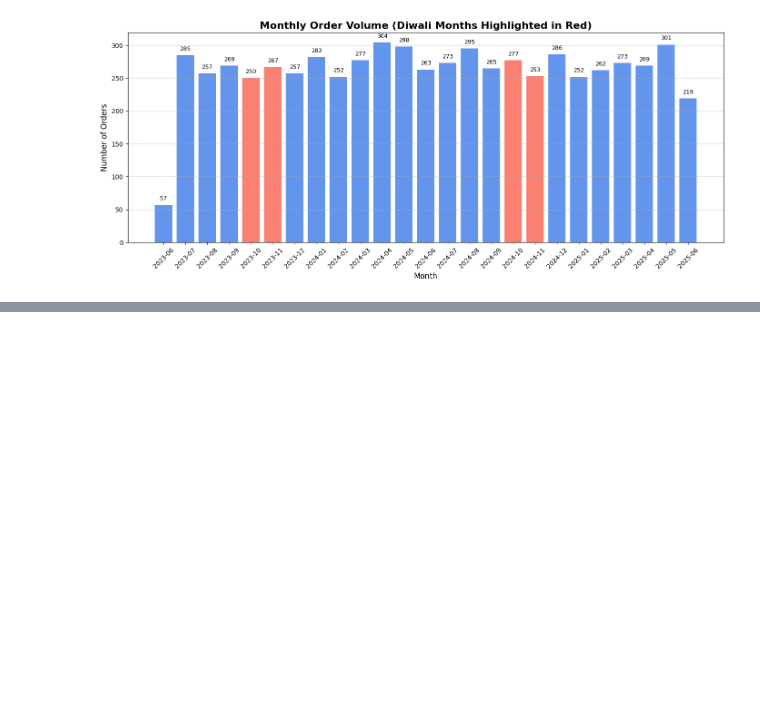
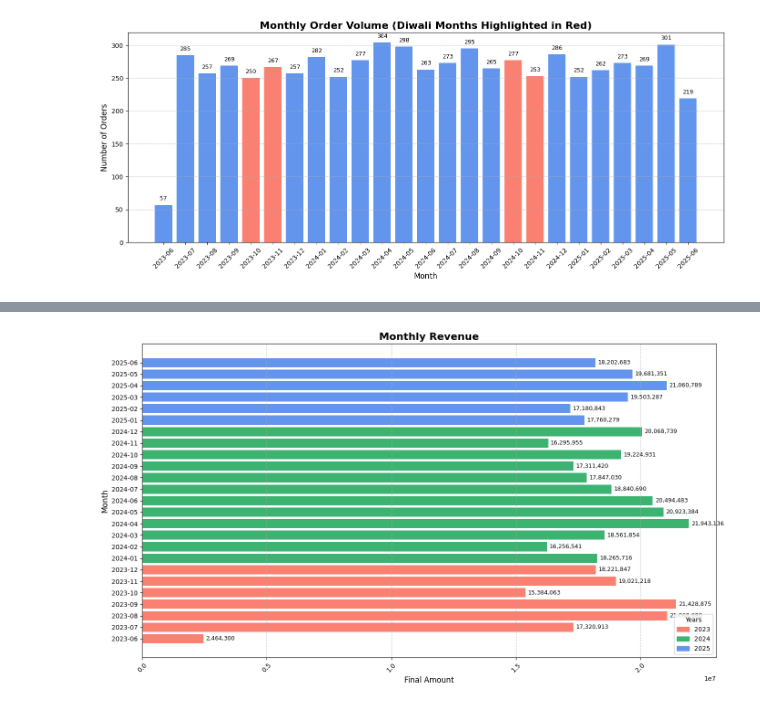
Before and after one commit to Bindiya-Anand/IndiaKart_E-Commerce_Analytics_Project, a Jupyter notebook: Notebooks/Phase2_EDA_Bindiya_Anand.ipynb, the cells around one changed output, grey strips where cells are left out. Drawn from its saved outputs; the diff is of its cells as text; code cells hidden in the pictures; blank space fills up the shorter version.

Commit message:
updated using Colab

```diff
--- a/Notebooks/Phase2_EDA_Bindiya_Anand.ipynb
+++ b/Notebooks/Phase2_EDA_Bindiya_Anand.ipynb
@@ -85,0 +106,6 @@ plt.show()
+# %%
+# add final amonut to monthly_orders
+monthly_orders = monthly_orders.merge(orders.groupby('year_month')['final_amount'].sum().reset_index(), on='year_month')
+# retieve year from year_month and add a column year to monthly_orders
+monthly_orders['year'] = monthly_orders['year_month'].dt.year
+monthly_orders.head()
@@ -85,0 +119,31 @@ plt.show()
+# %%
+# create bar chart for monthly revenue using year_month and final_amount from monthly_orders
+import matplotlib.patches as mpatches
+
+plt.figure(figsize=(14, 8))
+colors = ['salmon' if m == 2023 else ('mediumseagreen' if m == 2024 else 'cornflowerblue') for m in monthly_orders['year']]
+
+bars = plt.barh(monthly_orders['year_month_str'], monthly_orders['final_amount'], color=colors)
+
+# Adding grid and labels
+plt.grid(axis='x', linestyle='--', alpha=0.7)
+plt.title('Monthly Revenue', fontsize=16, fontweight='bold')
+plt.xlabel('Final Amount', fontsize=12)
+plt.ylabel('Month', fontsize=12)
+plt.xticks(rotation=45)
+
+# Create manual legend handles for the years
+patch_2023 = mpatches.Patch(color='salmon', label='2023')
+patch_2024 = mpatches.Patch(color='mediumseagreen', label='2024')
+patch_2025 = mpatches.Patch(color='cornflowerblue', label='2025')
+plt.legend(handles=[patch_2023, patch_2024, patch_2025], title="Years", fontsize=10, loc='lower right')
+
+# Add values on top of bars
+for bar in bars:
+    yval = bar.get_width()
+    plt.text(yval + 100000, bar.get_y() + bar.get_height()/2.0, f"{yval:,.0f}", ha='left', va='center', fontsize=9)
+
+plt.tight_layout()
+plt.show()
+# %% [output]
+[figure, added]
```
Also changed, not shown: parts of 10 cells of this notebook.
